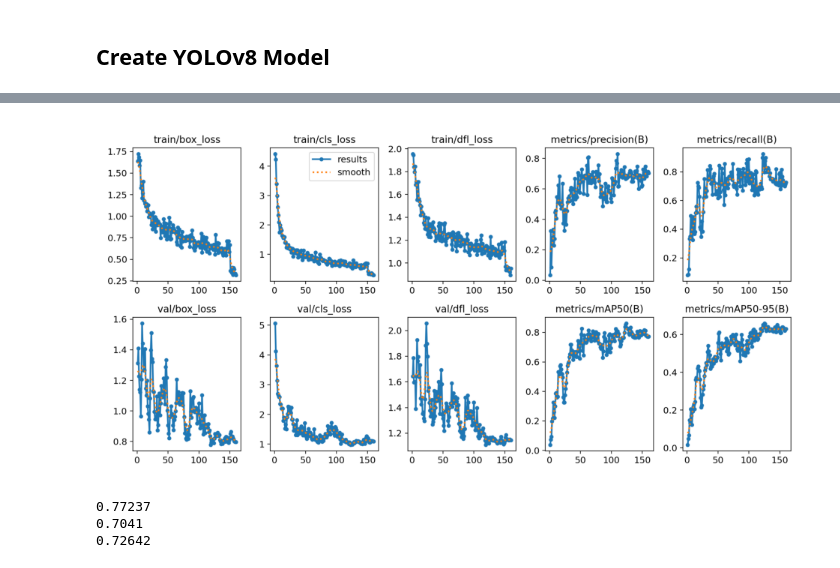
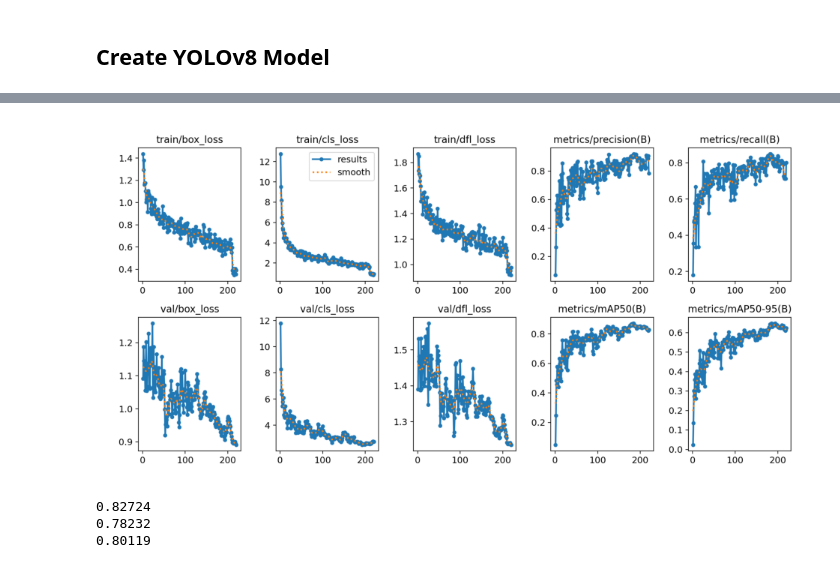
Before and after one commit to 9-Zxpro/image-scraping, a Jupyter notebook: webkul-detection.ipynb, the cells around one changed output, grey strips where cells are left out. Drawn from its saved outputs; the diff is of its cells as text; code cells hidden in the pictures.

Commit message:
Kaggle Notebook | webkul-detection | v4

```diff
--- a/webkul-detection.ipynb
+++ b/webkul-detection.ipynb
@@ -132,19 +132,19 @@ Starting training for 160 epochs...
 # %%
 import matplotlib.pyplot as plt
 
-res = '/kaggle/working/yolo/evolve_v8/results.png'
+res = '/kaggle/working/yolo/v8s/results.png'
 
 plt.figure(figsize=(12, 8))
 img=plt.imread(res)
 plt.imshow(img)
 plt.axis('off')
 plt.show()
 # %% [output]
-[figure, old version]
+[figure, new version]
 # %%
 import pandas as pd
 
-path = '/kaggle/working/yolo/evolve_v8/results.csv'
+path = '/kaggle/working/yolo/v8s/results.csv'
 
 results_df = pd.read_csv(path)
 map_sc = results_df['metrics/mAP50(B)'].iloc[-1]
@@ -155,7 +155,7 @@ print(map_sc)
 print(precision_sc)
 print(recall_sc)
 # %% [output]
-0.77237
-0.7041
-0.72642
+0.82724
+0.78232
+0.80119
 # %%
```
Also changed, not shown: parts of 8 cells of this notebook.
